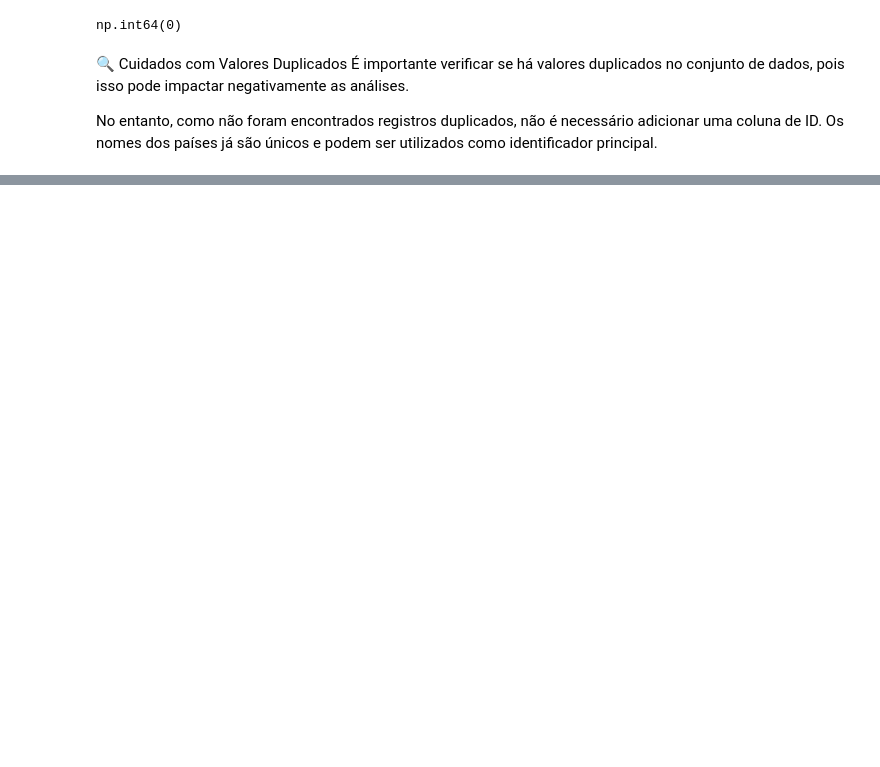
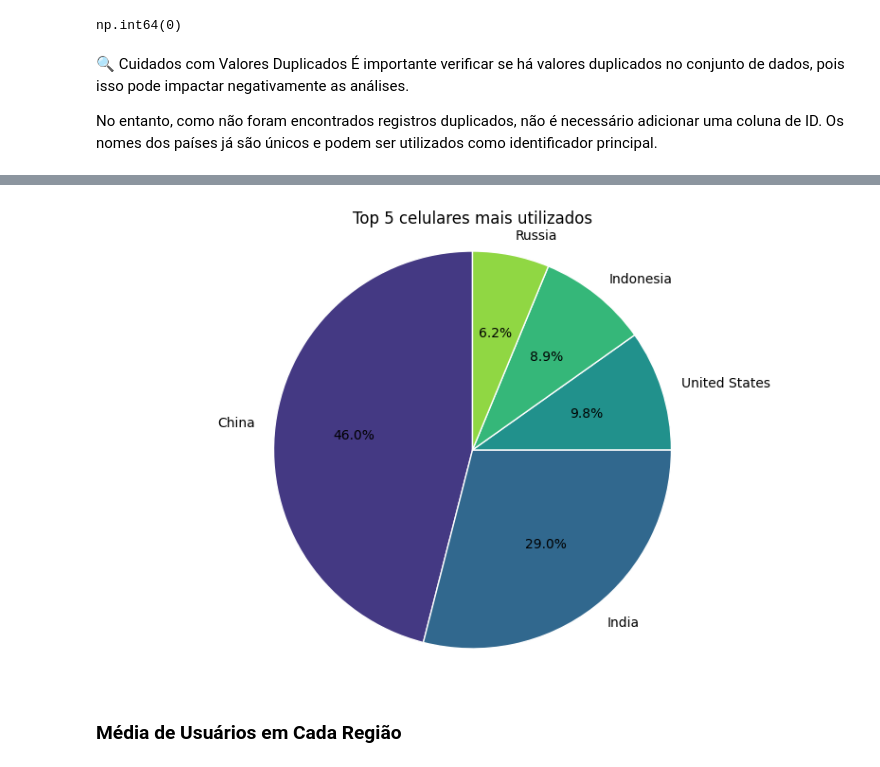
Before and after one commit to Nall99/Analise-de-uso-de-celular, a Jupyter notebook: main.ipynb, the cells around one changed output, grey strips where cells are left out. Cells and saved outputs as stored; diff of their text form; code cells hidden in the pictures; blank space fills up the shorter version.

```diff
--- a/main.ipynb
+++ b/main.ipynb
@@ -144,4 +120,0 @@ Em 2018, a fonte Digital in 2018 – East Oceania (baseada em dados da GSMA Inte
-# %%
-# Por essa informação decide substituir o valor de 0 por 8492,
-# que é o valor da quantidade de celulares em uso no ano de 2018
-df.loc[df['date_of_information'] == 2018, 'quantidade_em_uso'] = 8492
@@ -166,0 +123,5 @@ df_year
+# %%
+top_5 = df.groupby('name')['quantidade_em_uso'].sum().reset_index()
+top_5 = top_5.sort_values(by='quantidade_em_uso', ascending=False).head(5)
+
+top_5
@@ -166,0 +135,18 @@ df_year
+# %%
+plt.figure(figsize=(10, 6))
+plt.pie(
+    top_5['quantidade_em_uso'],
+    labels=top_5['name'],
+    autopct='%1.1f%%',
+    startangle=90,
+    colors=sns.color_palette('viridis', len(top_5)),
+    wedgeprops={'edgecolor': 'white', 'linewidth': 1}
+)
+
+plt.title('Top 5 celulares mais utilizados')
+plt.axis('equal')
+plt.show()
+# %% [output]
+[figure, added]
+# %% [markdown]
+### Média de Usuários em Cada Região
```
Also changed, not shown: parts of 21 cells of this notebook.
